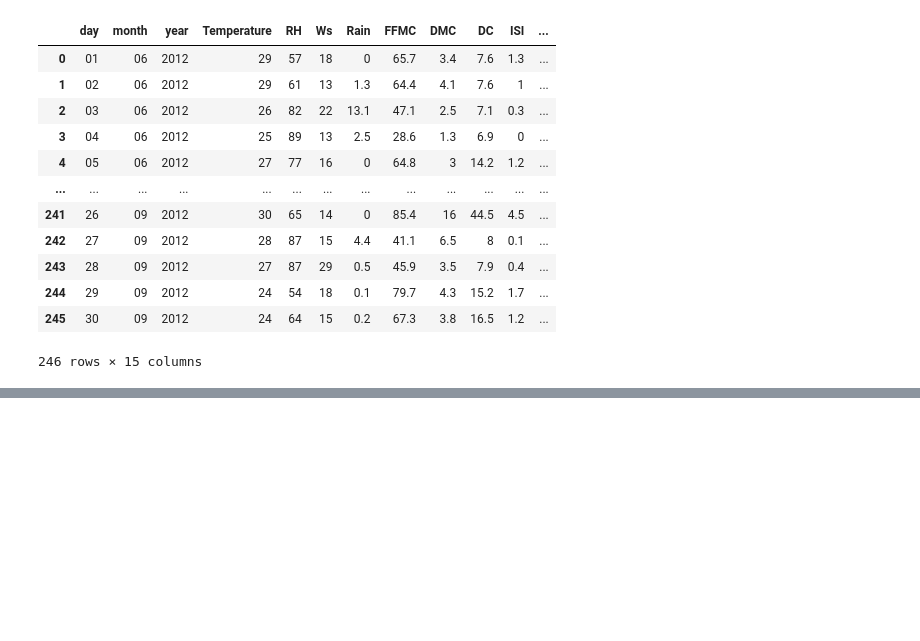
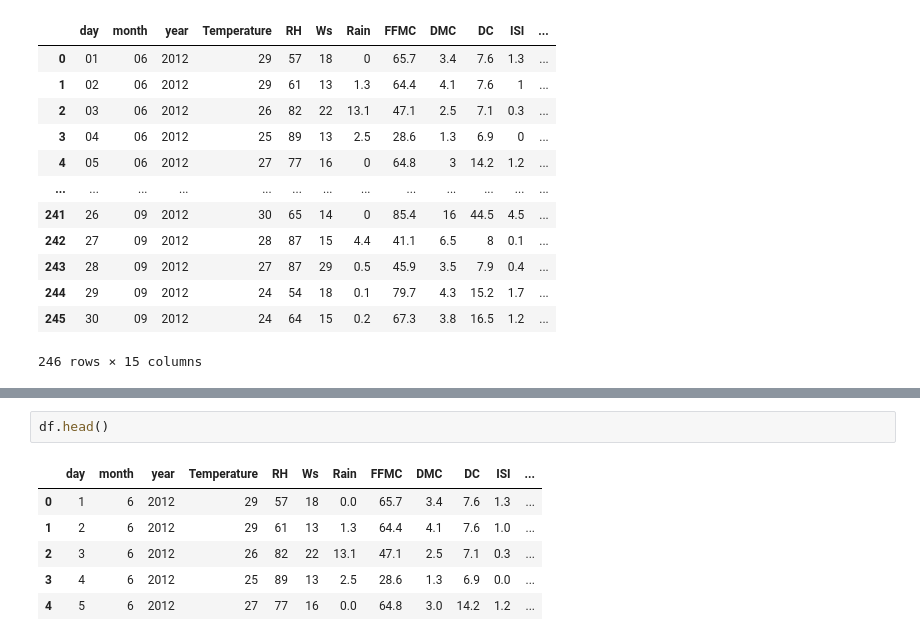
Before and after one commit to JITESH-KUMAR05/myGenAIPrac, a Jupyter notebook: MLBasics/Ridge_lesso_elasticnet/AlgerianFire.ipynb, the cells around one changed output, grey strips where cells are left out. Drawn from its saved outputs; the diff is of its cells as text; blank space fills up the shorter version.

```diff
--- a/MLBasics/Ridge_lesso_elasticnet/AlgerianFire.ipynb
+++ b/MLBasics/Ridge_lesso_elasticnet/AlgerianFire.ipynb
@@ -132,0 +337,9 @@ df
+# %%
+df.head()
+# %% [output]
+|  | day | month | year | Temperature | RH | Ws | Rain | FFMC | DMC | DC | ISI | ... |
+| 0 | 1 | 6 | 2012 | 29 | 57 | 18 | 0.0 | 65.7 | 3.4 | 7.6 | 1.3 | ... |
+| 1 | 2 | 6 | 2012 | 29 | 61 | 13 | 1.3 | 64.4 | 4.1 | 7.6 | 1.0 | ... |
+| 2 | 3 | 6 | 2012 | 26 | 82 | 22 | 13.1 | 47.1 | 2.5 | 7.1 | 0.3 | ... |
+| 3 | 4 | 6 | 2012 | 25 | 89 | 13 | 2.5 | 28.6 | 1.3 | 6.9 | 0.0 | ... |
+| 4 | 5 | 6 | 2012 | 27 | 77 | 16 | 0.0 | 64.8 | 3.0 | 14.2 | 1.2 | ... |
```
Also changed, not shown: parts of 20 cells of this notebook.
